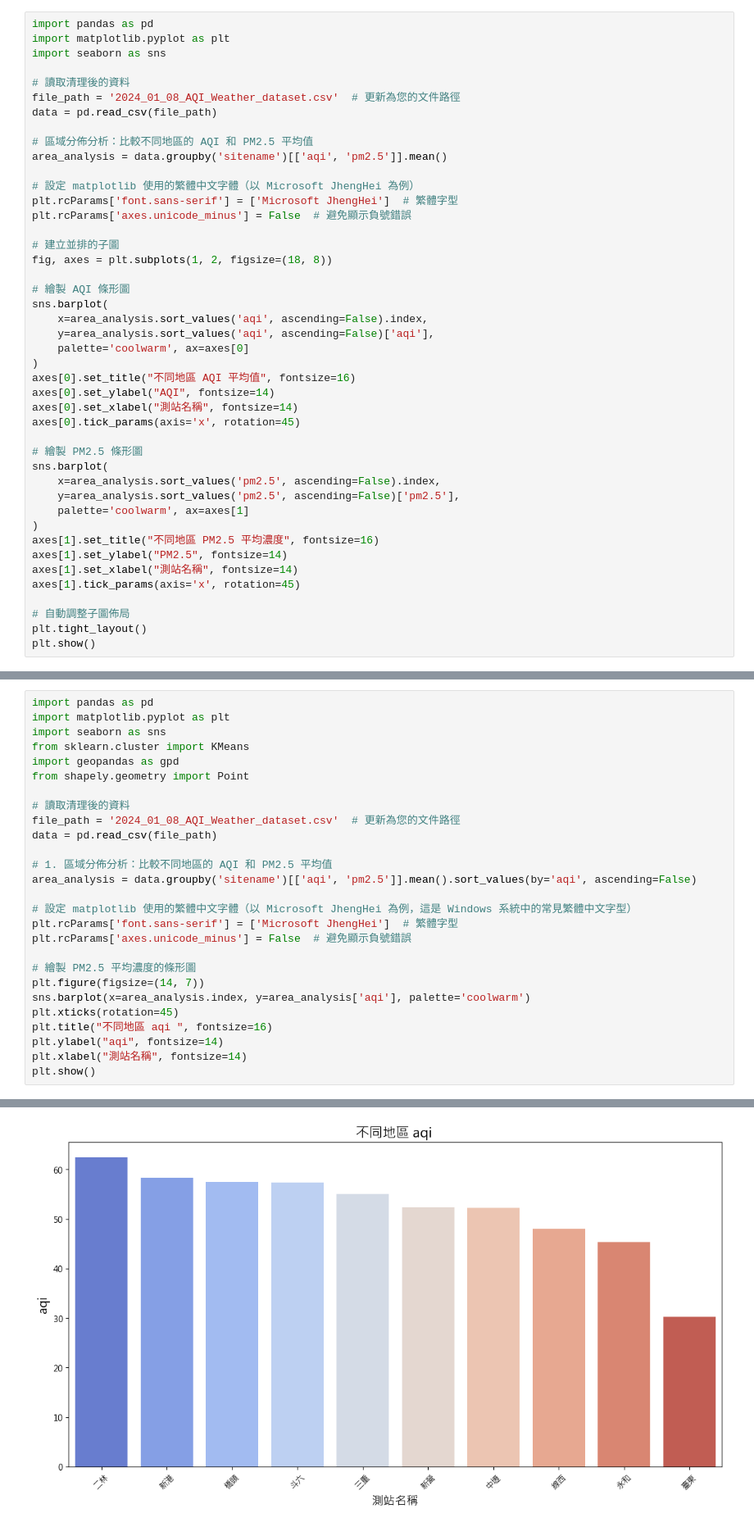
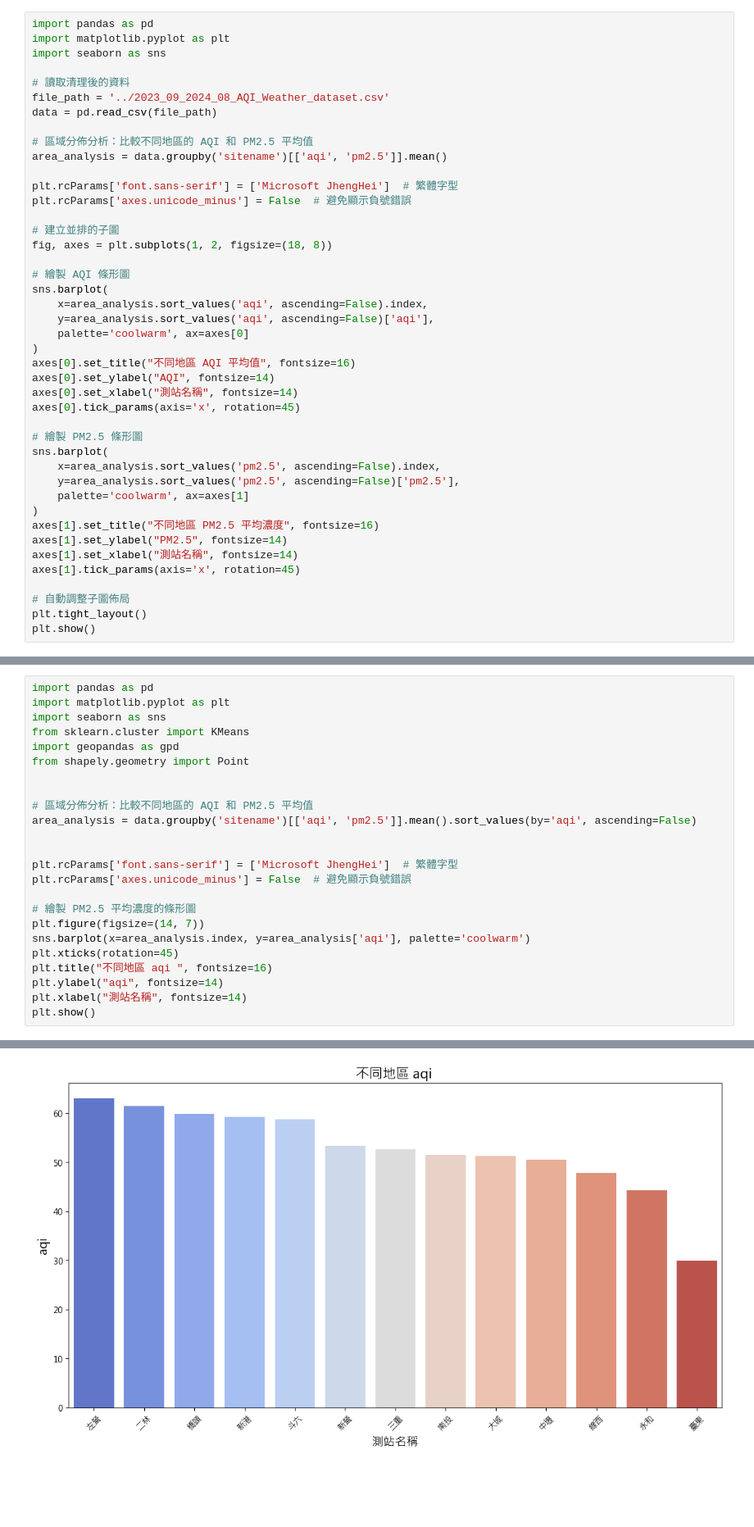
Before and after one commit to George930502/Forecasting-Air-Quality-Index-Levels-in-Taiwan, a Jupyter notebook: data_analysis/Spatial Analysis.ipynb, the cells around one changed output, grey strips where cells are left out. Shown at 82% size. Cells and saved outputs as stored; diff of their text form; blank space fills up the shorter version.

```diff
--- a/data_analysis/Spatial Analysis.ipynb
+++ b/data_analysis/Spatial Analysis.ipynb
@@ -4,13 +4,12 @@ import matplotlib.pyplot as plt
 import seaborn as sns
 
 # 讀取清理後的資料
-file_path = '2024_01_08_AQI_Weather_dataset.csv'  # 更新為您的文件路徑
+file_path = '../2023_09_2024_08_AQI_Weather_dataset.csv'
 data = pd.read_csv(file_path)
 
 # 區域分佈分析：比較不同地區的 AQI 和 PM2.5 平均值
 area_analysis = data.groupby('sitename')[['aqi', 'pm2.5']].mean()
 
-# 設定 matplotlib 使用的繁體中文字體（以 Microsoft JhengHei 為例）
 plt.rcParams['font.sans-serif'] = ['Microsoft JhengHei']  # 繁體字型
 plt.rcParams['axes.unicode_minus'] = False  # 避免顯示負號錯誤
 
@@ -54,35 +53,32 @@ Passing `palette` without assigning `hue` is deprecated and will be removed in v
 # %%
 import pandas as pd
 import matplotlib.pyplot as plt
 import seaborn as sns
 from sklearn.cluster import KMeans
 import geopandas as gpd
 from shapely.geometry import Point
 
-# 讀取清理後的資料
-file_path = '2024_01_08_AQI_Weather_dataset.csv'  # 更新為您的文件路徑
-data = pd.read_csv(file_path)
 
-# 1. 區域分佈分析：比較不同地區的 AQI 和 PM2.5 平均值
+# 區域分佈分析：比較不同地區的 AQI 和 PM2.5 平均值
 area_analysis = data.groupby('sitename')[['aqi', 'pm2.5']].mean().sort_values(by='aqi', ascending=False)
 
-# 設定 matplotlib 使用的繁體中文字體（以 Microsoft JhengHei 為例，這是 Windows 系統中的常見繁體中文字型）
+
 plt.rcParams['font.sans-serif'] = ['Microsoft JhengHei']  # 繁體字型
 plt.rcParams['axes.unicode_minus'] = False  # 避免顯示負號錯誤
 
 # 繪製 PM2.5 平均濃度的條形圖
 plt.figure(figsize=(14, 7))
 sns.barplot(x=area_analysis.index, y=area_analysis['aqi'], palette='coolwarm')
 plt.xticks(rotation=45)
 plt.title("不同地區 aqi ", fontsize=16)
 plt.ylabel("aqi", fontsize=14)
 plt.xlabel("測站名稱", fontsize=14)
 plt.show()
 # %% [output]
 Passing `palette` without assigning `hue` is deprecated and will be removed in v0.14.0. Assign the `x` variable to `hue` and set `legend=False` for the same effect.
 
   sns.barplot(x=area_analysis.index, y=area_analysis['aqi'], palette='coolwarm')
-[figure, old version]
+[figure, new version]
 # %%
 data.shape
 # %% [output]
```
Also changed, not shown: parts of 11 cells of this notebook, 4 other files.
